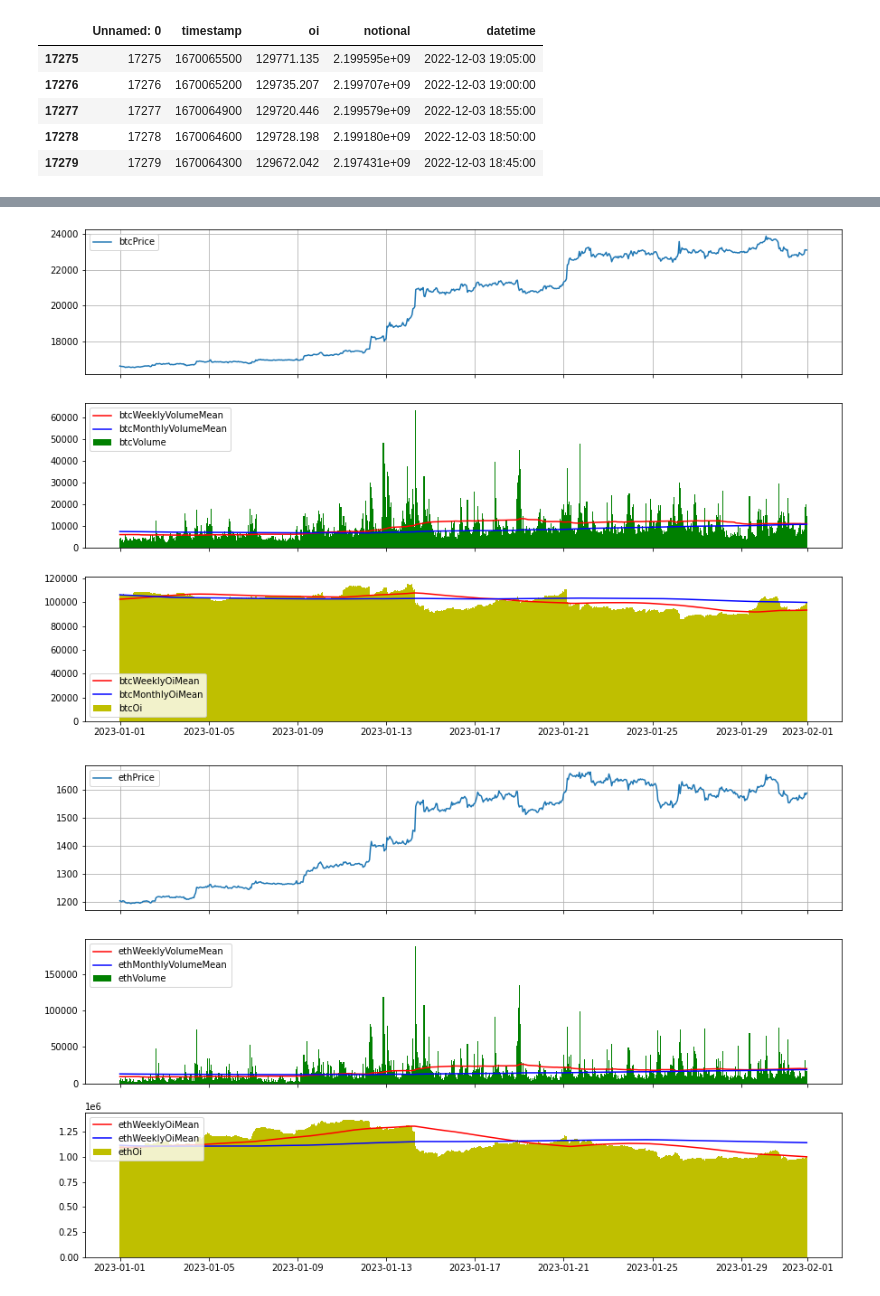
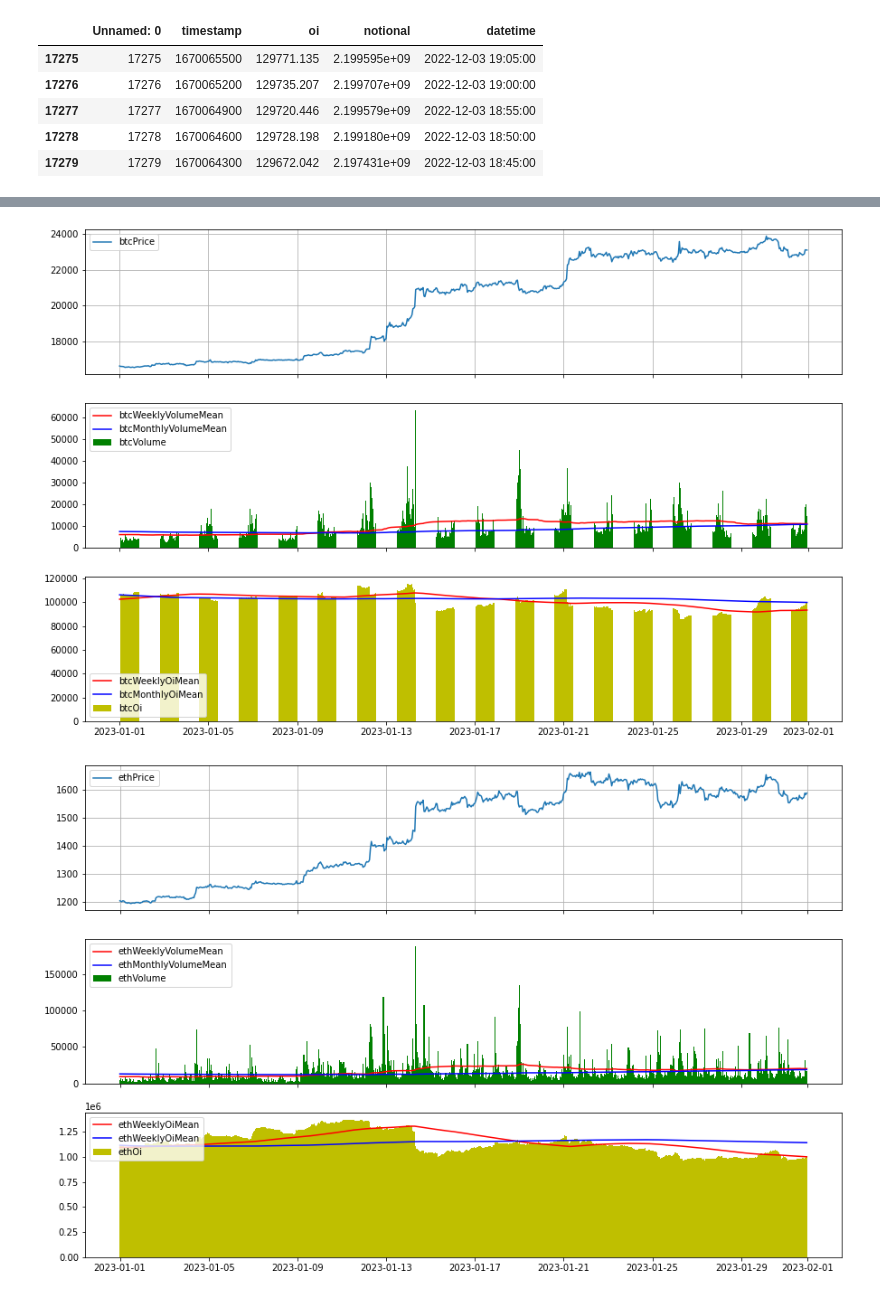
Before and after one commit to ChannelCMT/Crypto_DataAnalysis, a Jupyter notebook: weeklyReport/5_volume_and_openInterest/Volume_and_OpenInterest.ipynb, the cells around one changed output, grey strips where cells are left out. Cells and saved outputs as stored; diff of their text form; code cells hidden in the pictures.

Commit message:
chart

```diff
--- a/weeklyReport/5_volume_and_openInterest/Volume_and_OpenInterest.ipynb
+++ b/weeklyReport/5_volume_and_openInterest/Volume_and_OpenInterest.ipynb
@@ -3,8 +3,8 @@
 # %%
 from datetime import datetime, timedelta
 
-startTime = datetime(2022,11,12)
-endTime = datetime(2023,1,31, 23, 59)
+startTime = datetime(2023,1,20)
+endTime = datetime(2023,2, 3, 23, 59)
 # %%
 import warnings
 warnings.filterwarnings("ignore")
@@ -128,21 +181,21 @@ longPeriod = shortPeriod*4
 # %%
 lastMonth = 31*24
 figBtc, (axBtc, ax1Btc, ax2Btc) = plt.subplots(3,1,sharex=True, figsize=(15,10))
 # figBtc.subplots_adjust(bottom=0.5)
 axBtc.grid(True)
 axBtc.plot(btcOiVolumeDf.iloc[-lastMonth:].close, label='btcPrice')
 axBtc.legend()
-ax1Btc.bar(btcOiVolumeDf.iloc[-lastMonth:].index, btcOiVolumeDf.iloc[-lastMonth:].volume, color='g', width=0.045, label='btcVolume')
+ax1Btc.bar(btcOiVolumeDf.iloc[-lastMonth:].index, btcOiVolumeDf.iloc[-lastMonth:].volume, color='g', width=0.02, label='btcVolume')
 ax1Btc.plot(ta.MA(btcOiVolumeDf.volume, shortPeriod).iloc[-lastMonth:], color='r', label='btcWeeklyVolumeMean')
 ax1Btc.plot(ta.MA(btcOiVolumeDf.volume, longPeriod).iloc[-lastMonth:], color='b', label='btcMonthlyVolumeMean')
 ax1Btc.legend(loc='upper left')
-ax2Btc.bar(btcOiVolumeDf.iloc[-lastMonth:].index, btcOiVolumeDf.oi.iloc[-lastMonth:], color='y', width=0.045, label='btcOi')
+ax2Btc.bar(btcOiVolumeDf.iloc[-lastMonth:].index, btcOiVolumeDf.oi.iloc[-lastMonth:], color='y', width=0.02, label='btcOi')
 ax2Btc.plot(ta.MA(btcOiVolumeDf.oi, shortPeriod).iloc[-lastMonth:], color='r', label='btcWeeklyOiMean')
 ax2Btc.plot(ta.MA(btcOiVolumeDf.oi, longPeriod).iloc[-lastMonth:], color='b', label='btcMonthlyOiMean')
 ax2Btc.legend()
 figBtc.savefig('oiVolumePriceBtc')
 # %% [output]
-[figure, old version]
+[figure, new version]
 # %%
 lastMonth = 31*24
 figEth, (axEth,ax1Eth, ax2Eth) = plt.subplots(3,1,sharex=True, figsize=(15,10))
```
Also changed, not shown: parts of 3 cells of this notebook, 45 other files.
